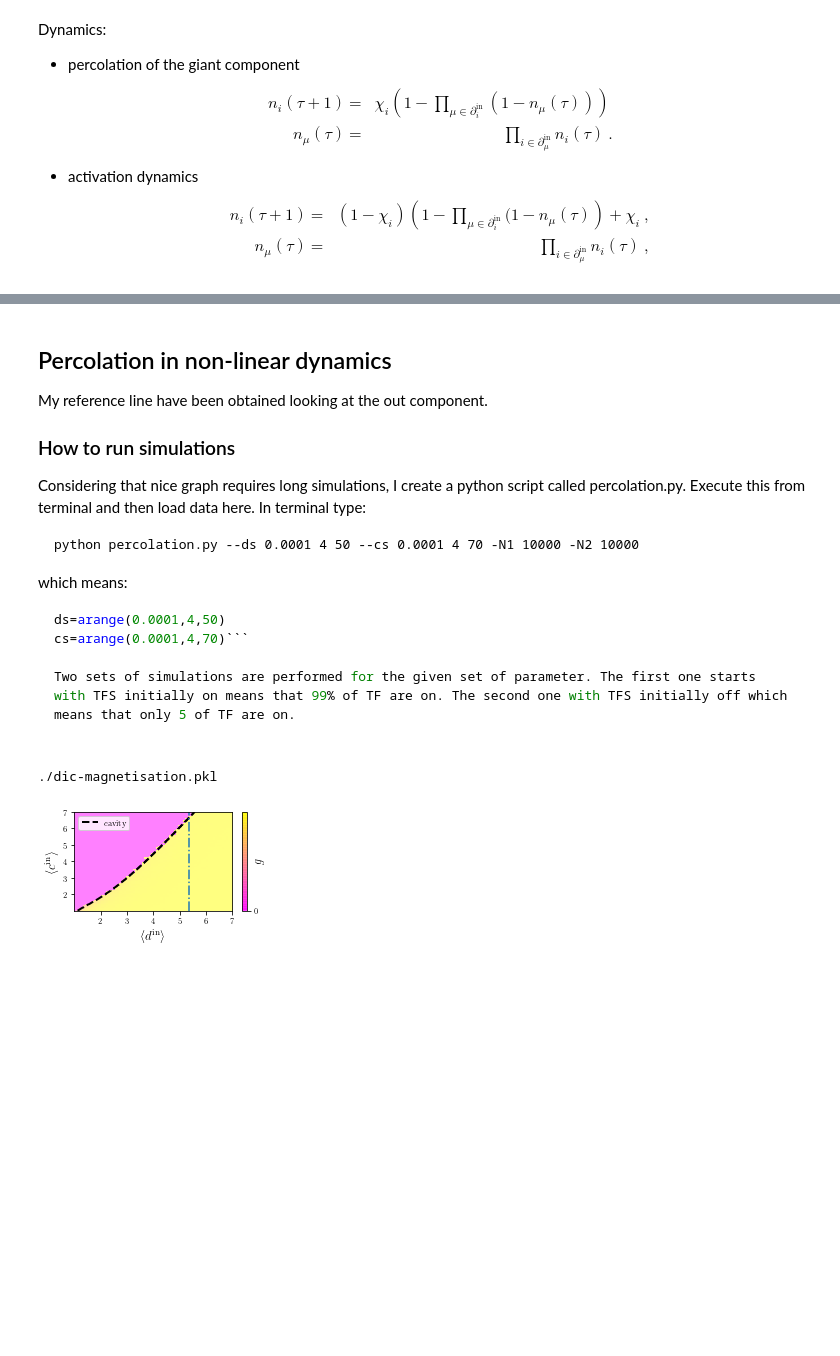
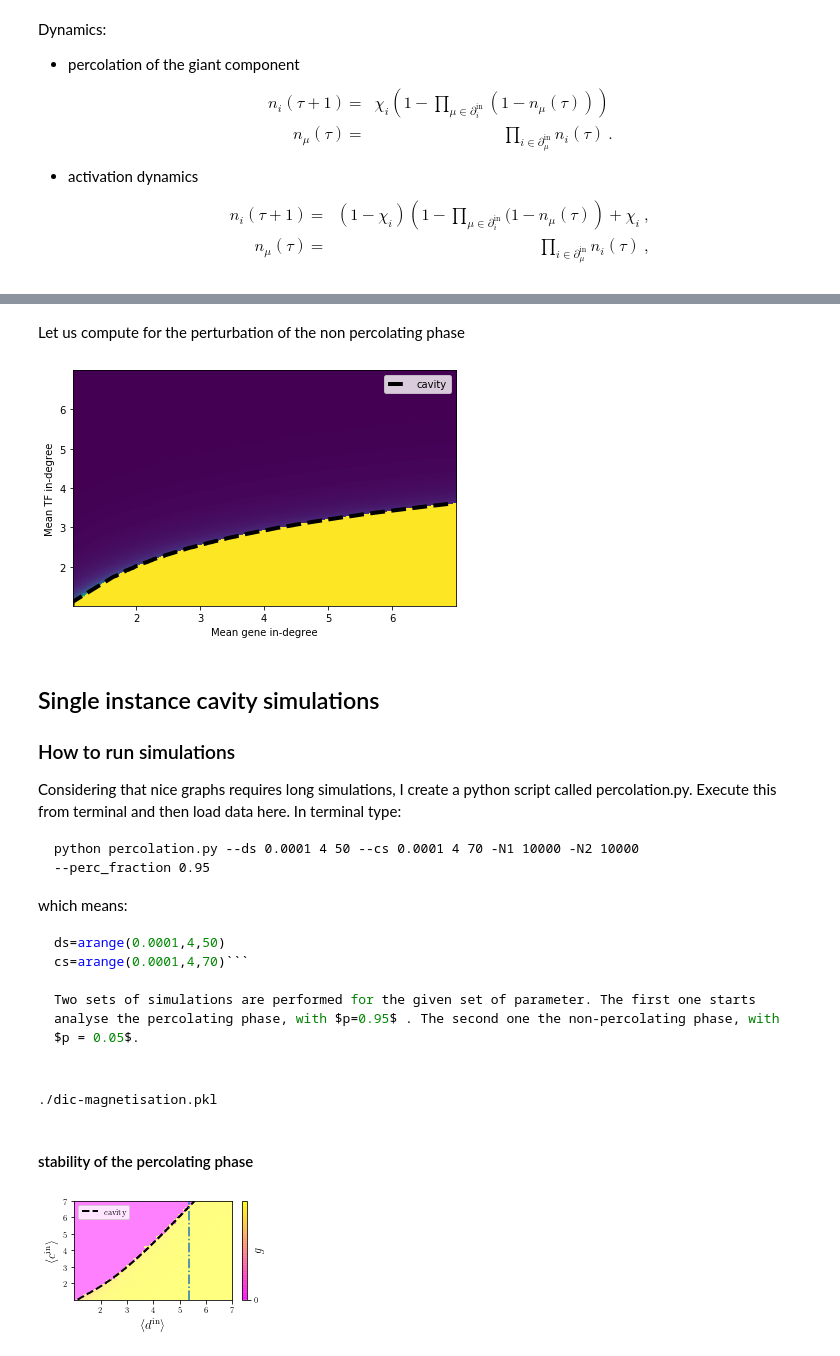
Before and after one commit to g-torr/percolation-grn, a Jupyter notebook: Section-4/single-instance/non_linear.ipynb, the cells around one changed output, grey strips where cells are left out. Saved outputs shown, nothing was run; the diff lists cells and outputs as text; code cells hidden in the pictures; blank space fills up the shorter version.

````diff
--- a/Section-4/single-instance/non_linear.ipynb
+++ b/Section-4/single-instance/non_linear.ipynb
@@ -78,12 +52,23 @@ c_thr,d_thr = on.get_transition_line()
+# %% [markdown]
+Let us compute for the perturbation of the non percolating phase
+# %%
+off = load_mathematica_tb.cavity("../macroscopic-cavity/",False)
+off.heatmap()
+c_thr_off,d_thr_off = off.get_transition_line()#extract macroscopic cavity transition line
+plot(c_thr_off+1,1+d_thr_off,'k--',lw=4,label="cavity")
+plt.legend()
+plt.tight_layout()
+# %% [output]
+[figure, added]
 # %% [markdown]
-## Percolation in non-linear dynamics
-My reference line have been obtained looking at the out component.
+## Single instance cavity simulations
 ### How to run simulations
-Considering that nice graph requires long simulations, I create a python script called percolation.py. Execute this from terminal and then load data here.
+Considering that nice graphs requires long simulations, I create a python script called percolation.py. Execute this from terminal and then load data here.
 In terminal type:
 
 ```
 python percolation.py --ds 0.0001 4 50 --cs 0.0001 4 70 -N1 10000 -N2 10000
+--perc_fraction 0.95
 ```
 
 which means:
@@ -91,7 +76,7 @@ which means:
 ds=arange(0.0001,4,50)
 cs=arange(0.0001,4,70)```
 
-Two sets of simulations are performed for the given set of parameter. The first one starts with TFS initially on means that 99% of TF are on. The second one with TFS initially off which means that only 5 of TF are on.
+Two sets of simulations are performed for the given set of parameter. The first one starts analyse the percolating phase, with $p=0.95$ . The second one the non-percolating phase, with $p = 0.05$.
 # %%
 perc=0.95
 #load data from simulation
@@ -109,4 +91,6 @@ alpha=N2/N1
 # %% [output]
 ./dic-magnetisation.pkl
+# %% [markdown]
+#### stability of the percolating phase
 # %%
 latexify.latexify(columns=2)
````
Also changed, not shown: parts of 13 cells of this notebook, 3 other files.
